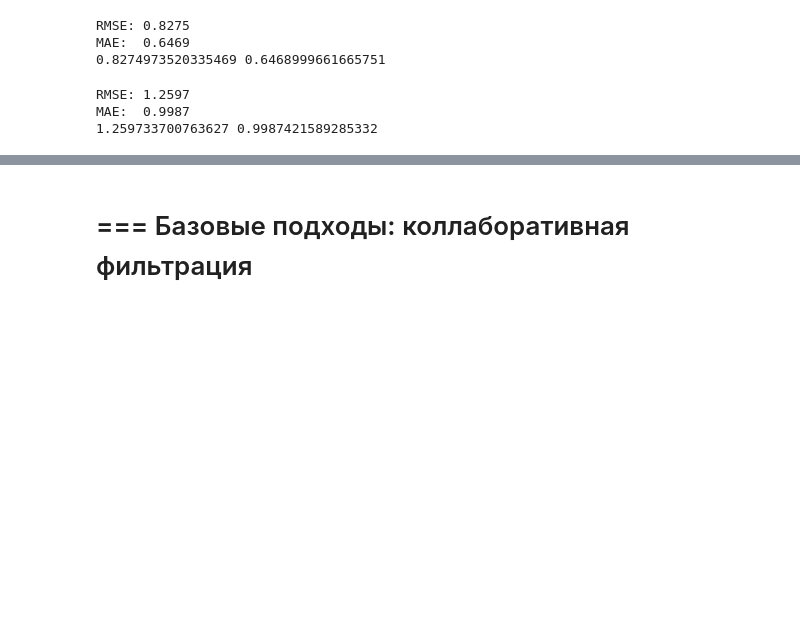
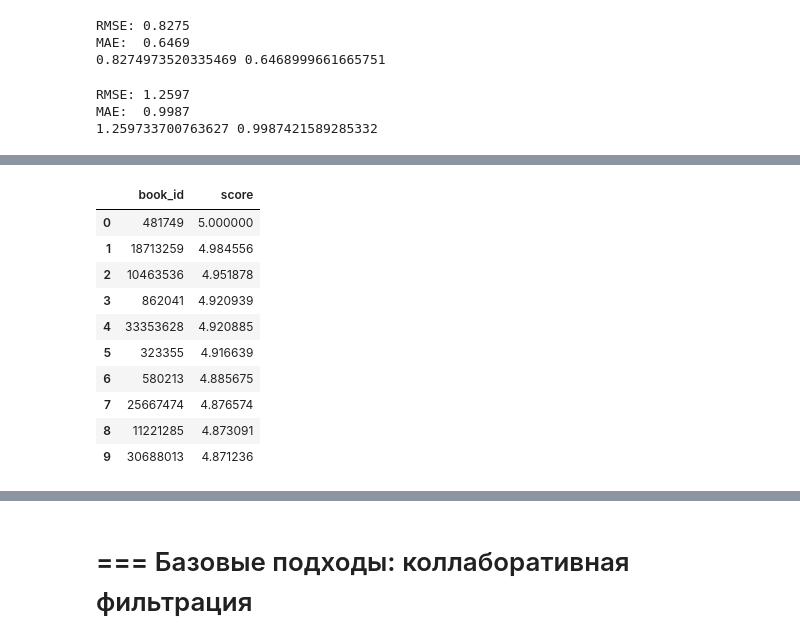
Before and after one commit to SerhioGo/mle-recsys-start, a Jupyter notebook: main_offline.ipynb, the cells around one changed output, grey strips where cells are left out. Cells and saved outputs as stored; diff of their text form; code cells hidden in the pictures; blank space fills up the shorter version.

```diff
--- a/main_offline.ipynb
+++ b/main_offline.ipynb
@@ -254,0 +291,14 @@ MAE:  0.9987
+# %%
+get_recommendations_svd(1296647, items, events_test, svd_model)
+# %% [output]
+|  | book_id | score |
+| 0 | 481749 | 5.000000 |
+| 1 | 18713259 | 4.984556 |
+| 2 | 10463536 | 4.951878 |
+| 3 | 862041 | 4.920939 |
+| 4 | 33353628 | 4.920885 |
+| 5 | 323355 | 4.916639 |
+| 6 | 580213 | 4.885675 |
+| 7 | 25667474 | 4.876574 |
+| 8 | 11221285 | 4.873091 |
+| 9 | 30688013 | 4.871236 |
```
Also changed, not shown: parts of 28 cells of this notebook.
